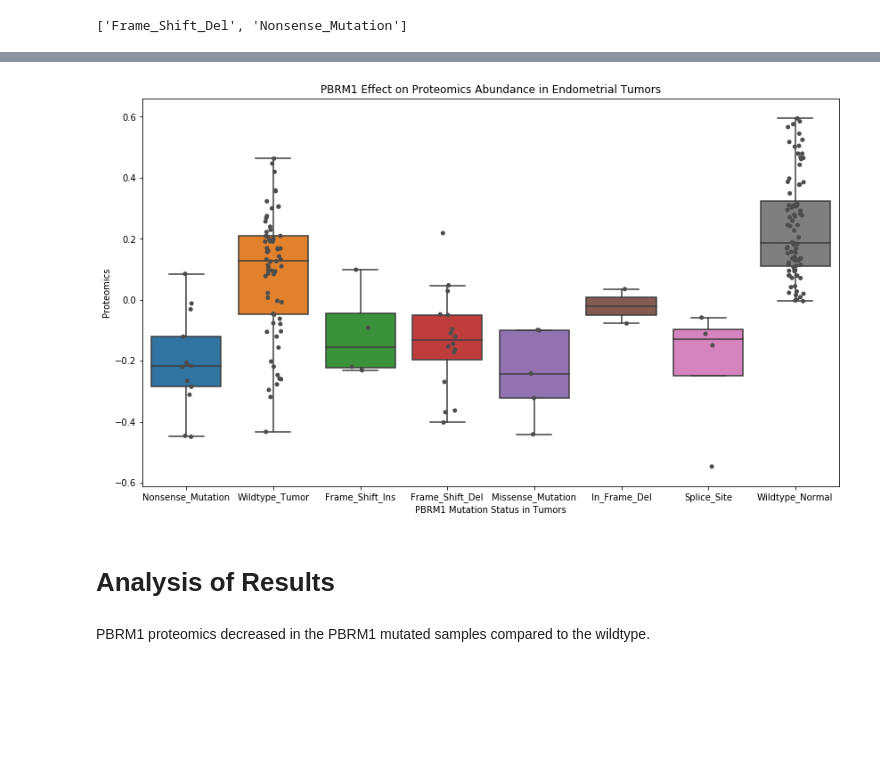
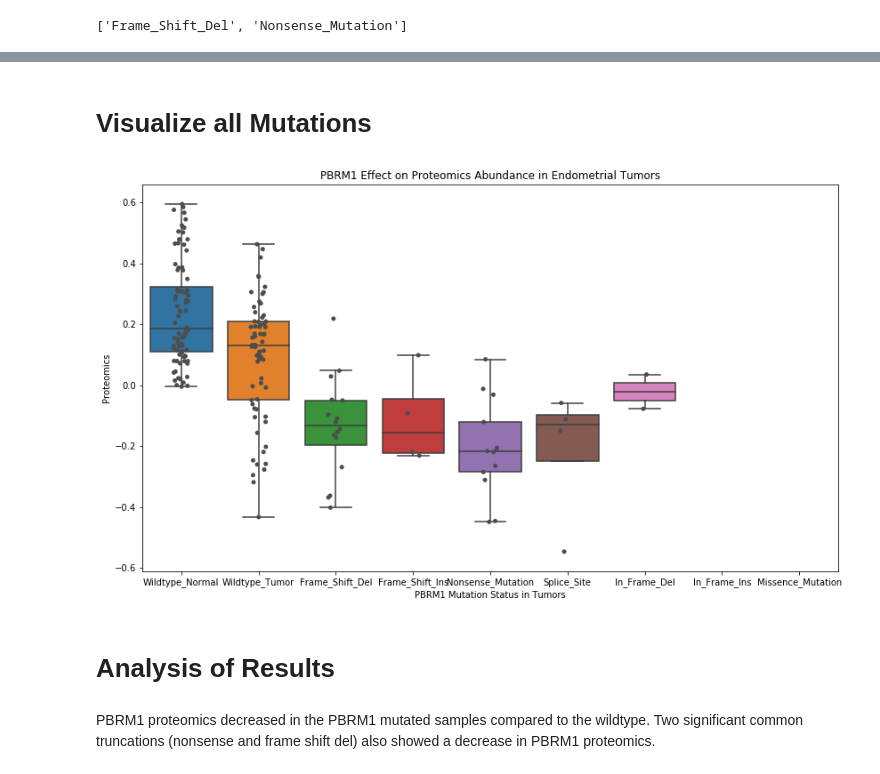
Before and after one commit to PayneLab/WhenMutationsMatter, a Jupyter notebook: Protein Notebooks/Kidney/PBRM1/PBRM1_cis_proteomics.ipynb, the cells around one changed output, grey strips where cells are left out. Saved outputs shown, nothing was run; the diff lists cells and outputs as text; code cells hidden in the pictures; blank space fills up the shorter version.

Commit message:
compare common mutations clean

```diff
--- a/Protein Notebooks/Kidney/PBRM1/PBRM1_cis_proteomics.ipynb
+++ b/Protein Notebooks/Kidney/PBRM1/PBRM1_cis_proteomics.ipynb
@@ -170,0 +130,27 @@ Doing t-test comparison
+# %%
+for mut in common_mutations_list:
+    filtered_mutation = rc_object.join_omics_to_mutations(omics_df_name="proteomics", mutations_genes=gene,
+                                                        omics_genes=gene,
+                                                        mutations_filter=[mut])
+    # Select binary values using bool
+    mutation_bool = filtered_mutation[gene+'_Mutation'].isin([mut, 'Wildtype_Tumor'])
+    binary_mut = filtered_mutation[mutation_bool] #pandas keeps rows where true
+
+    # run T-test
+    print("Doing t-test comparison for", mut, "vs Wildtype_Tumors\n")
+    significant_pval_results = al.wrap_ttest(binary_mut, gene+'_Mutation', omics_col_list)
+    print(significant_pval_results)
+
+    # Visualize
+    # FUNCTION TO SIMPLIFY?
+    plt.rcParams['figure.figsize']=(10,7)
+    rc_cis_boxplot = sns.boxplot(data = binary_mut, x = 'PBRM1_Mutation',
+                              y = gene+'_proteomics', order=['Wildtype_Tumor',mut], showfliers = False)
+    rc_cis_boxplot.set_title(mut + " Effect on " + gene + " Proteomics Abundance Tumors")
+    rc_cis_boxplot = sns.stripplot(data= binary_mut, x = 'PBRM1_Mutation',
+                                y = gene+'_proteomics', order=['Wildtype_Tumor',mut], jitter = True, color = ".3")
+    rc_cis_boxplot.set(xlabel = gene + " Mutation Status in Tumors", ylabel = "Proteomics")
+    plt.show()
+
+    plt.clf()
+    plt.close()
@@ -171,15 +168,27 @@ Doing t-test comparison
+# %% [markdown]
+# Visualize all Mutations
 # %%
 plt.rcParams['figure.figsize']=(14,8)
-rc_cis_boxplot = sns.boxplot(data = filtered_mut, x = 'PBRM1_Mutation',
-                          y = gene+'_proteomics', showfliers = False)
+rc_cis_boxplot = sns.boxplot(data = filtered_mut,
+                             x = 'PBRM1_Mutation',
+                             y = gene+'_proteomics',
+                             order=['Wildtype_Normal', 'Wildtype_Tumor', 'Frame_Shift_Del',
+                                    'Frame_Shift_Ins', 'Nonsense_Mutation', 'Splice_Site',
+                                    'In_Frame_Del', 'In_Frame_Ins', 'Missence_Mutation'],
+                             showfliers = False)
 rc_cis_boxplot.set_title(gene + " Effect on Proteomics Abundance in Endometrial Tumors")
-rc_cis_boxplot = sns.stripplot(data= filtered_mut, x = 'PBRM1_Mutation',
-                            y = gene+'_proteomics', jitter = True, color = ".3")
+rc_cis_boxplot = sns.stripplot(data= filtered_mut,
+                               x = 'PBRM1_Mutation',
+                               y = gene+'_proteomics',
+                               order=['Wildtype_Normal', 'Wildtype_Tumor', 'Frame_Shift_Del',
+                                    'Frame_Shift_Ins', 'Nonsense_Mutation', 'Splice_Site',
+                                    'In_Frame_Del', 'In_Frame_Ins', 'Missence_Mutation'],
+                               jitter = True, color = ".3")
 rc_cis_boxplot.set(xlabel = gene + " Mutation Status in Tumors", ylabel = "Proteomics")
 plt.show()
 # %% [output]
-[figure, old version]
+[figure, new version]
 # %% [markdown]
 # Analysis of Results
 # %% [markdown]
-PBRM1 proteomics decreased in the PBRM1 mutated samples compared to the wildtype.
+PBRM1 proteomics decreased in the PBRM1 mutated samples compared to the wildtype. Two significant common truncations (nonsense and frame shift del) also showed a decrease in PBRM1 proteomics.
```
Also changed, not shown: parts of 7 cells of this notebook.
